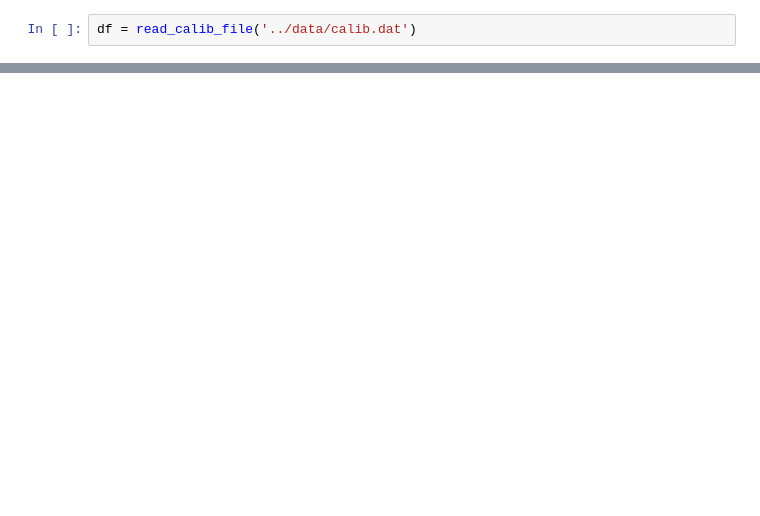
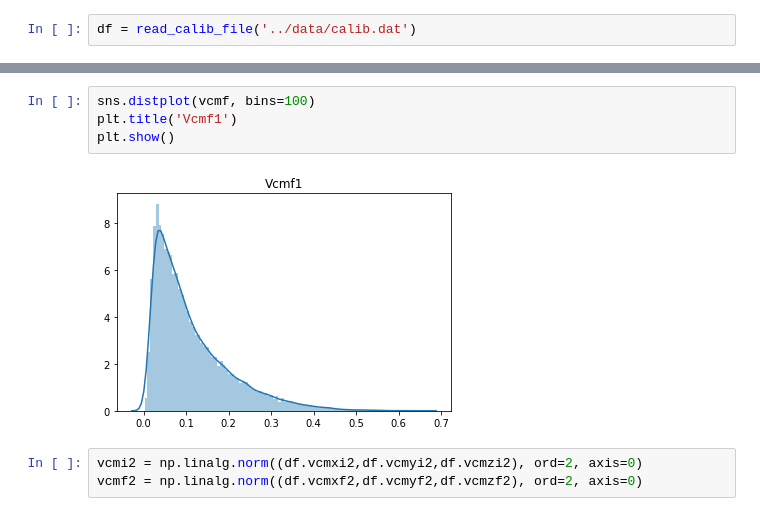
Before and after one commit to guimarais/PATA, a Jupyter notebook: notebooks/Test_read_functions.ipynb, the cells around one changed output, grey strips where cells are left out. Drawn from its saved outputs; the diff is of its cells as text; blank space fills up the shorter version.

```diff
--- a/notebooks/Test_read_functions.ipynb
+++ b/notebooks/Test_read_functions.ipynb
@@ -19,0 +56,9 @@ df.head()
+# %%
+sns.distplot(vcmf, bins=100)
+plt.title('Vcmf1')
+plt.show()
+# %% [output]
+[figure, added]
+# %%
+vcmi2 = np.linalg.norm((df.vcmxi2,df.vcmyi2,df.vcmzi2), ord=2, axis=0)
+vcmf2 = np.linalg.norm((df.vcmxf2,df.vcmyf2,df.vcmzf2), ord=2, axis=0)
```
Also changed, not shown: parts of 33 cells of this notebook, 4 other files.
